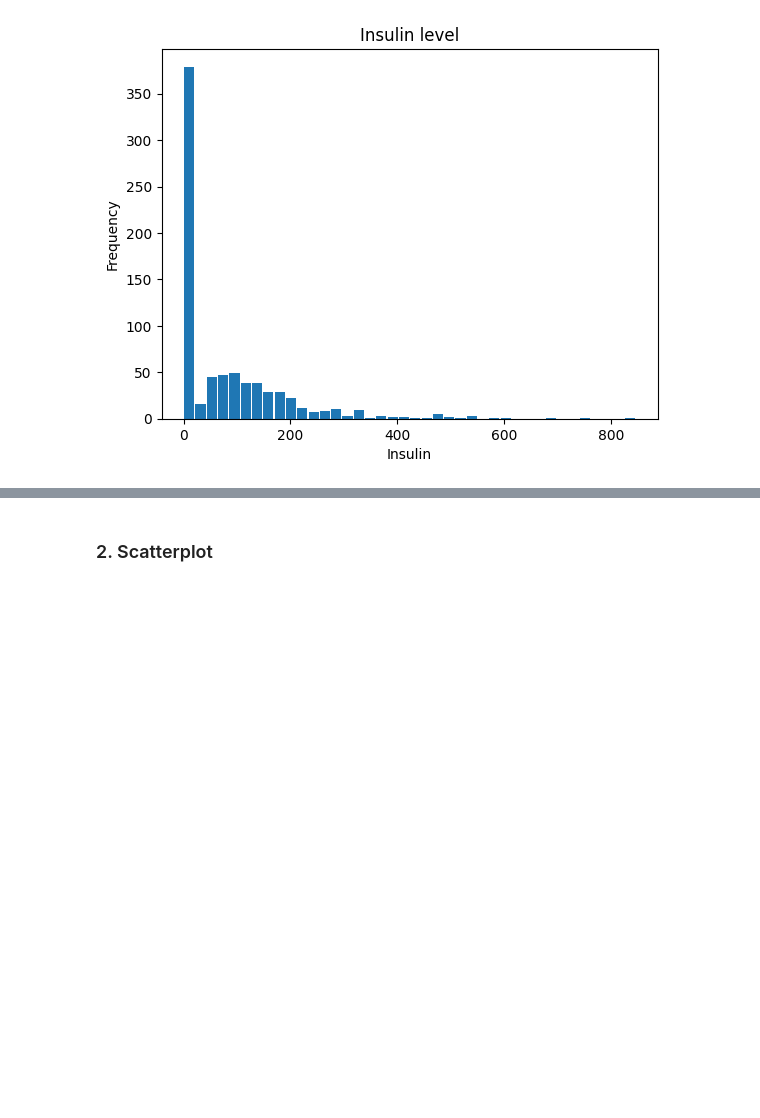
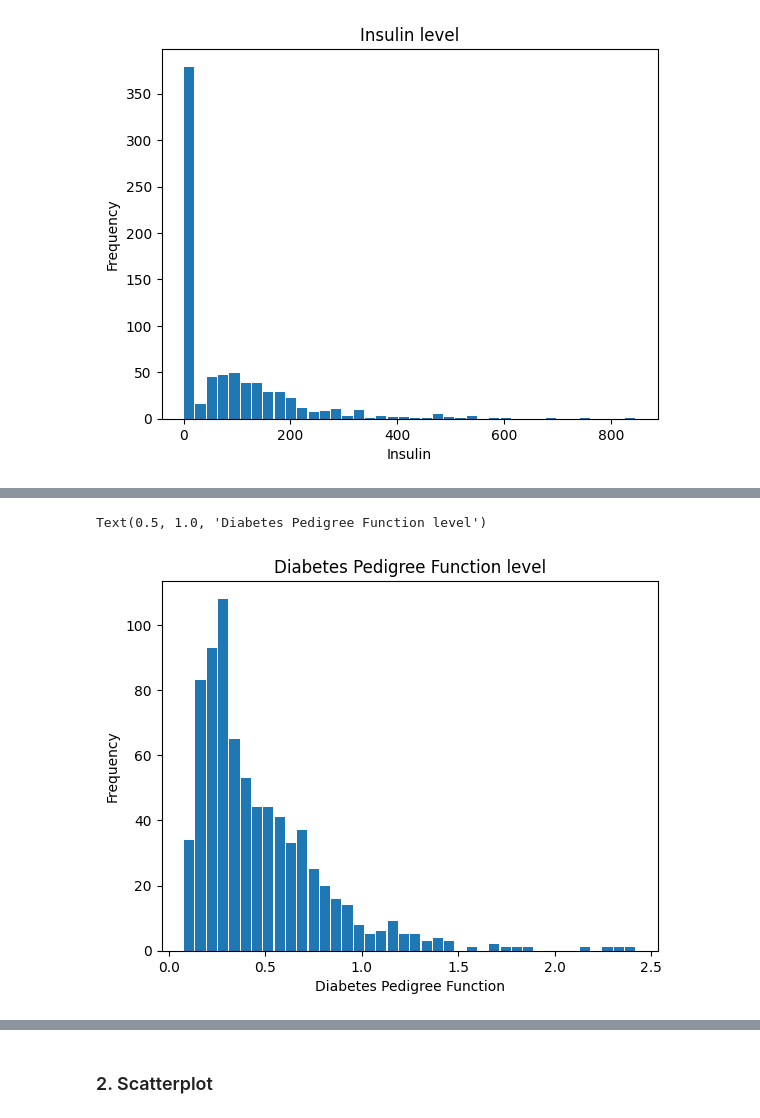
Before and after one commit to MrLogEN/4iz210-semestralka, a Jupyter notebook: Untitled.ipynb, the cells around one changed output, grey strips where cells are left out. Saved outputs shown, nothing was run; the diff lists cells and outputs as text; code cells hidden in the pictures; blank space fills up the shorter version.

```diff
--- a/Untitled.ipynb
+++ b/Untitled.ipynb
@@ -67,0 +76,10 @@ plt.show()
+# %%
+plt.hist(df.DiabetesPedigreeFunction, rwidth=0.9, bins=40)
+plt.xlabel("Diabetes Pedigree Function")
+plt.ylabel("Frequency")
+plt.title("Diabetes Pedigree Function level")
+
+# df
+# %% [output]
+Text(0.5, 1.0, 'Diabetes Pedigree Function level')
+[figure, added]
```
Also changed, not shown: parts of 2 cells of this notebook.
